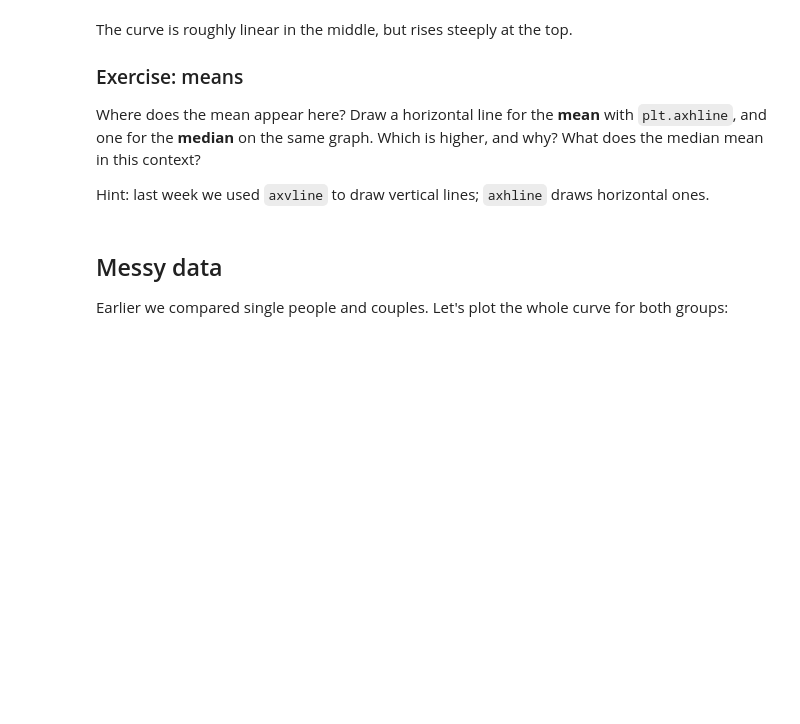
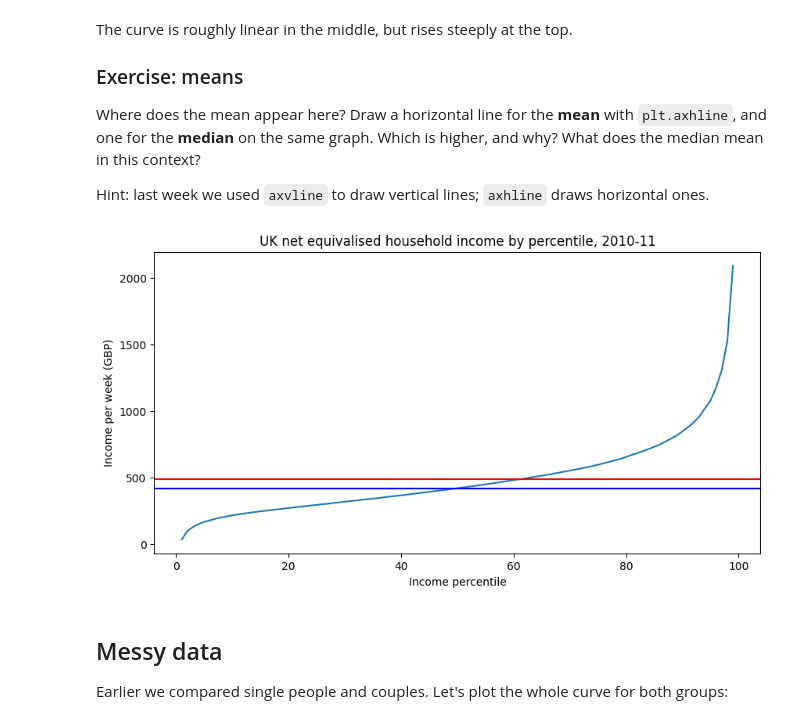
Before and after one commit to mao-gh/QM2, a Jupyter notebook: notebooks/W02. Pandas.ipynb, the cells around one changed output. Cells and saved outputs as stored; diff of their text form; code cells hidden in the pictures; blank space fills up the shorter version.

```diff
--- a/notebooks/W02. Pandas.ipynb
+++ b/notebooks/W02. Pandas.ipynb
@@ -147,7 +156,18 @@ Where does the mean appear here? Draw a horizontal line for the **mean** with `p
 
 Hint: last week we used `axvline` to draw vertical lines; `axhline` draws horizontal ones.
 # %%
-# your code here
+mean = income[weekly].mean()
+median = income[weekly].median()
+
+income[weekly].plot()
+plt.title("UK net equivalised household income by percentile, 2010-11")
+plt.xlabel("Income percentile")
+plt.ylabel("Income per week (GBP)")
+plt.axhline(mean, color = "red")
+plt.axhline(median, color = "blue")
+plt.show()
+# %% [output]
+[figure, added]
 # %% [markdown]
 ## Messy data
 
```
Also changed, not shown: parts of 9 cells of this notebook.
